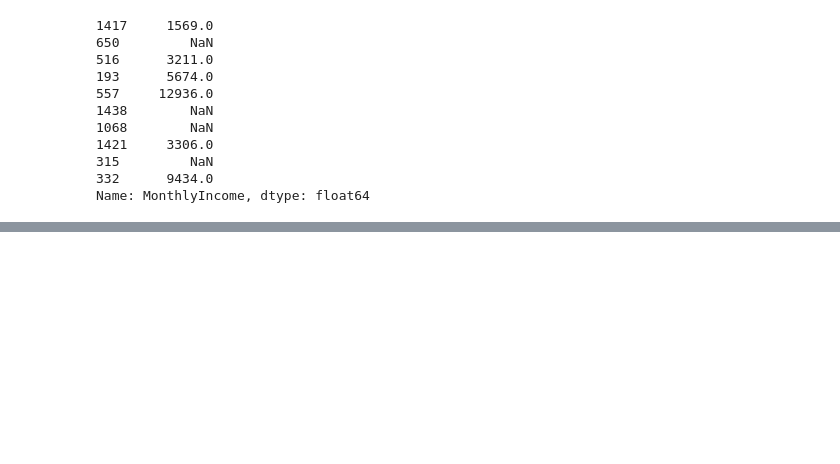
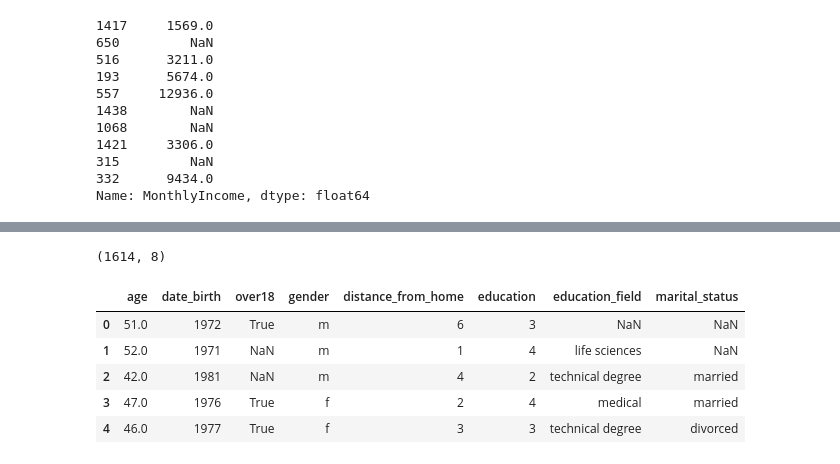
Before and after one commit to icorreald/proyecto-da-promo-G-modulo-3-team-3, a Jupyter notebook: notebooks-trabajo/isa.ipynb, the cells around one changed output, grey strips where cells are left out. Cells and saved outputs as stored; diff of their text form; code cells hidden in the pictures; blank space fills up the shorter version.

```diff
--- a/notebooks-trabajo/isa.ipynb
+++ b/notebooks-trabajo/isa.ipynb
@@ -345,0 +391,13 @@ Name: MonthlyIncome, dtype: float64
+# %%
+personal.shape
+# %% [output]
+(1614, 8)
+# %%
+personal.head()
+# %% [output]
+|  | age | date_birth | over18 | gender | distance_from_home | education | education_field | marital_status |
+| 0 | 51.0 | 1972 | True | m | 6 | 3 | NaN | NaN |
+| 1 | 52.0 | 1971 | NaN | m | 1 | 4 | life sciences | NaN |
+| 2 | 42.0 | 1981 | NaN | m | 4 | 2 | technical degree | married |
+| 3 | 47.0 | 1976 | True | f | 2 | 4 | medical | married |
+| 4 | 46.0 | 1977 | True | f | 3 | 3 | technical degree | divorced |
```
Also changed, not shown: parts of 20 cells of this notebook.
